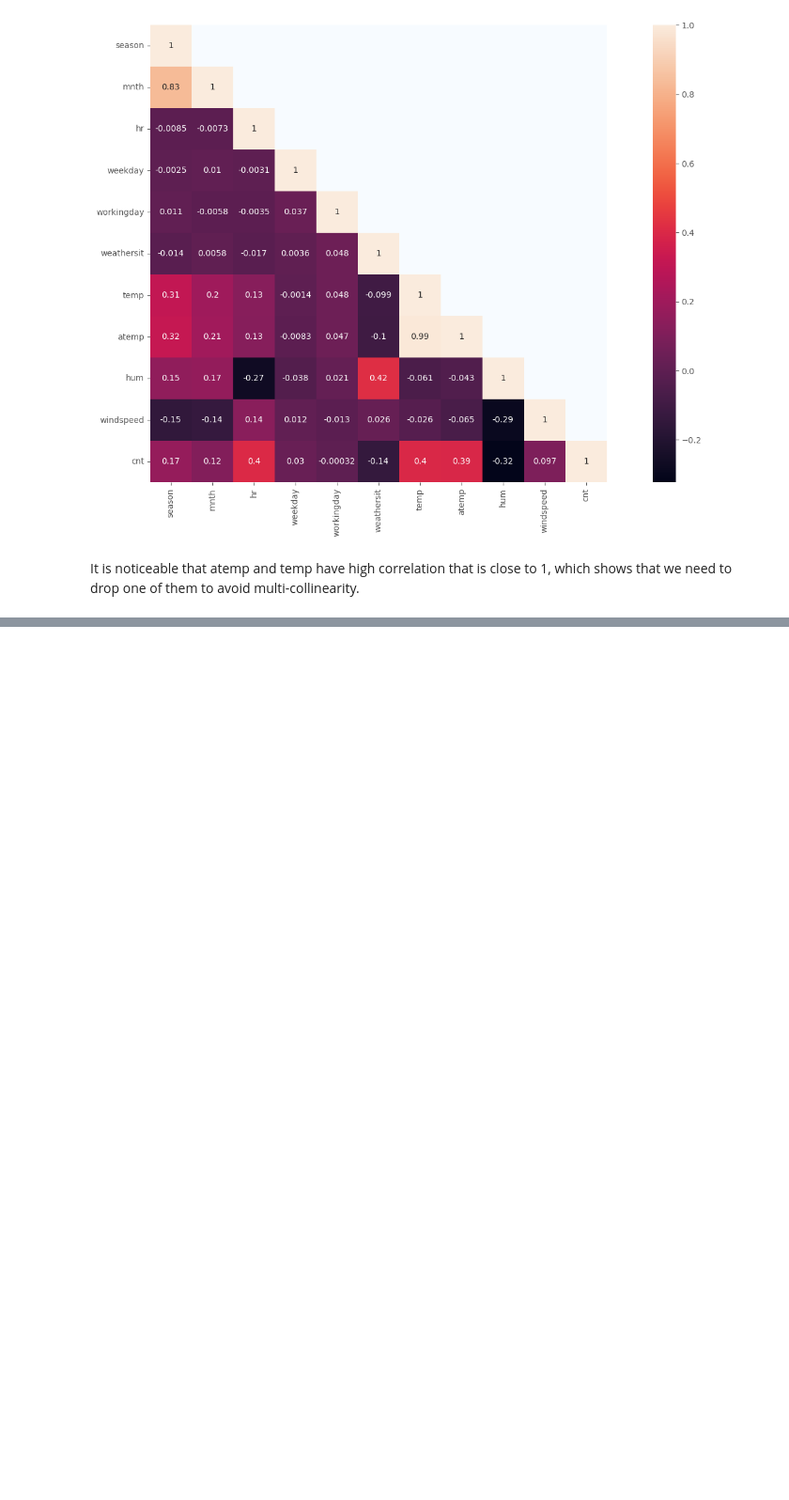
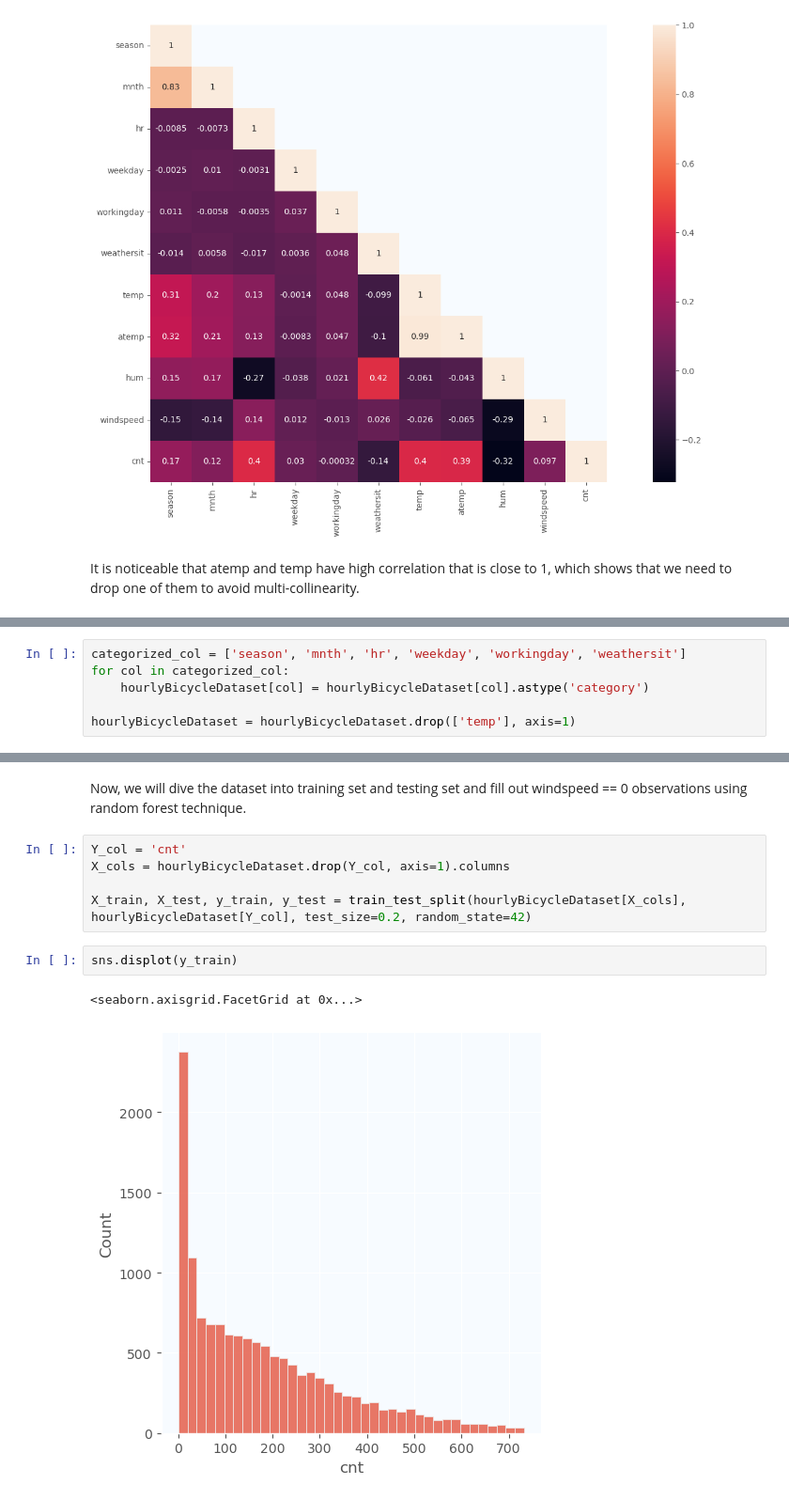
Before and after one commit to COGS118A/Group019-Wi23, a Jupyter notebook: Bike-EDA.ipynb, the cells around one changed output, grey strips where cells are left out. Shown at 94% size. Cells and saved outputs as stored; diff of their text form; blank space fills up the shorter version.

```diff
--- a/Bike-EDA.ipynb
+++ b/Bike-EDA.ipynb
@@ -190,0 +231,6 @@ hourlyBicycleDataset = hourlyBicycleDataset.drop(['temp'], axis=1)
+# %%
+categorized_col = ['season', 'mnth', 'hr', 'weekday', 'workingday', 'weathersit']
+for col in categorized_col:
+    hourlyBicycleDataset[col] = hourlyBicycleDataset[col].astype('category')
+
+hourlyBicycleDataset = hourlyBicycleDataset.drop(['temp'], axis=1)
@@ -190,0 +251,12 @@ hourlyBicycleDataset = hourlyBicycleDataset.drop(['temp'], axis=1)
+# %% [markdown]
+Now, we will dive the dataset into training set and testing set and fill out windspeed == 0 observations using random forest technique.
+# %%
+Y_col = 'cnt'
+X_cols = hourlyBicycleDataset.drop(Y_col, axis=1).columns
+
+X_train, X_test, y_train, y_test = train_test_split(hourlyBicycleDataset[X_cols], hourlyBicycleDataset[Y_col], test_size=0.2, random_state=42)
+# %%
+sns.displot(y_train)
+# %% [output]
+<seaborn.axisgrid.FacetGrid at 0x...>
+[figure, added]
```
Also changed, not shown: parts of 18 cells of this notebook.
